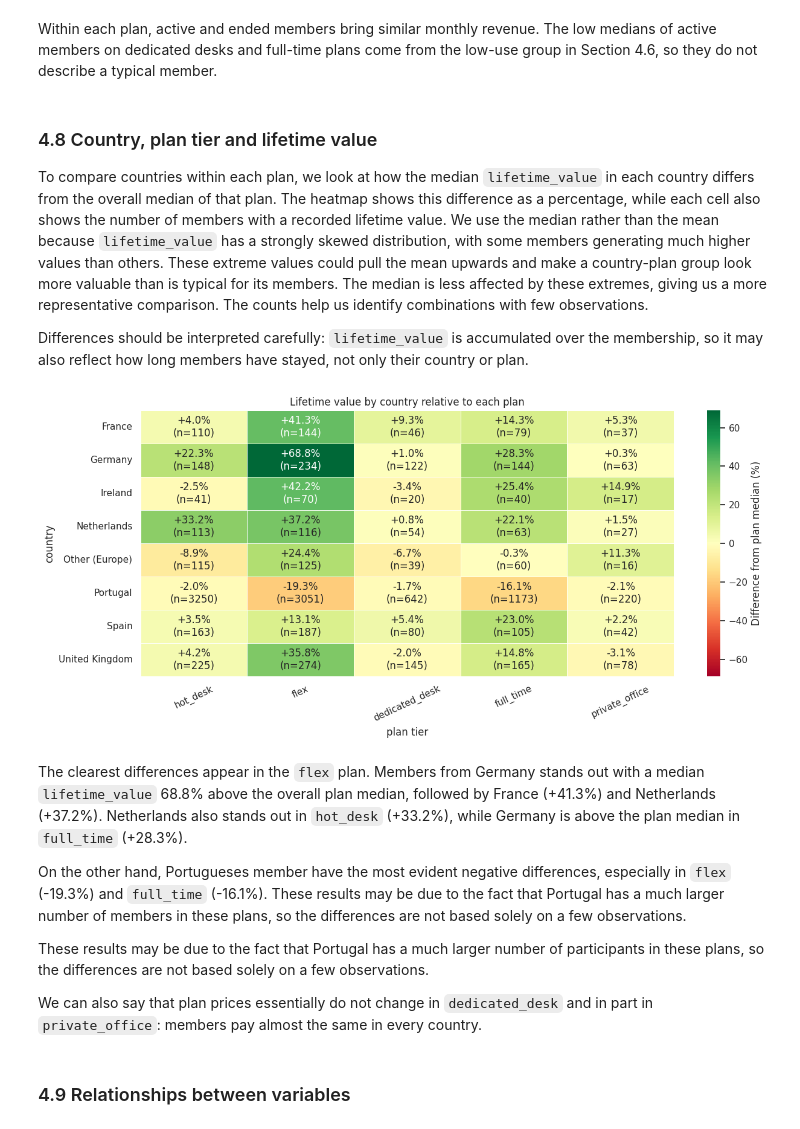
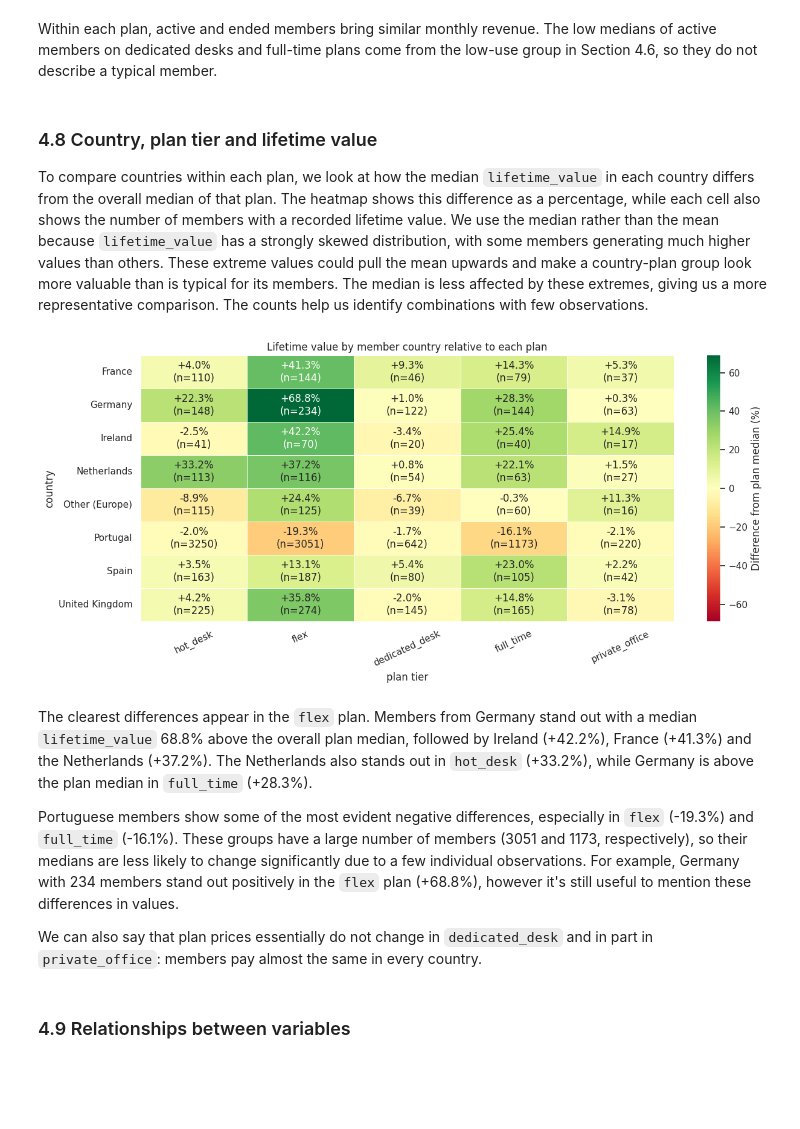
Before and after one commit to MohamedTrikiSoftwareEngineer/DM_Group_10, a Jupyter notebook: notebooks/Group10_EDA_Code.ipynb, the cells around one changed output. Cells and saved outputs as stored; diff of their text form; code cells hidden in the pictures; blank space fills up the shorter version.

```diff
--- a/notebooks/Group10_EDA_Code.ipynb
+++ b/notebooks/Group10_EDA_Code.ipynb
@@ -1098,11 +1097,11 @@ The other long upper tails may be useful for segmentation, because they show **w
 The dataset has no price column, but the data suggests what each plan costs. Members with no add-ons should pay only for the plan, so for them `lifetime_value / membership_months` should be close to the plan price. We use members with at least 3 months, to avoid very short memberships, and exclude the flagged scale errors.
 # %%
 use_cols = [c for c in df.columns if c.startswith("uses_")]
-df["numbers_of_addons_used"] = df[use_cols].sum(axis=1)
+df["number_of_addons_used"] = df[use_cols].sum(axis=1)
 valid = (df["lifetime_value"] > 0) & (df["membership_months"] >= 3) & df["plan_tier"].notna() & ~df["flag_ltv_scale_error"]
 monthly = df["lifetime_value"]/df["membership_months"]
 
-no_addons = df[valid & (df["numbers_of_addons_used"]==0)]
+no_addons = df[valid & (df["number_of_addons_used"]==0)]
 base_table = monthly[no_addons.index].groupby(no_addons["plan_tier"]).agg(["count", "mean", "std", "min", "max"]).reindex(TIER_ORDER).round(2)
 base_price = base_table["mean"].round(-1)
 display(base_table)
@@ -1376,49 +1375,45 @@ Within each plan, active and ended members bring similar monthly revenue. The lo
 ### 4.8 Country, plan tier and lifetime value
 
 To compare countries within each plan, we look at how the median `lifetime_value` in each country differs from the overall median of that plan. The heatmap shows this difference as a percentage, while each cell also shows the number of members with a recorded lifetime value. We use the median rather than the mean because `lifetime_value` has a strongly skewed distribution, with some members generating much higher values than others. These extreme values could pull the mean upwards and make a country-plan group look more valuable than is typical for its members. The median is less affected by these extremes, giving us a more representative comparison. The counts help us identify combinations with few observations.
-
-Differences should be interpreted carefully: `lifetime_value` is accumulated over the membership, so it may also reflect how long members have stayed, not only their country or plan.
 # %%
 # Median lifetime value and member counts for each country and plan.
 country_plan = df.dropna(subset=["country", "plan_tier", "lifetime_value"])
 median_ltv = country_plan.pivot_table(
     index="country", columns="plan_tier", values="lifetime_value", aggfunc="median"
 ).reindex(columns=TIER_ORDER)
 member_counts = country_plan.pivot_table(
     index="country", columns="plan_tier", values="lifetime_value", aggfunc="count"
 ).reindex(index=median_ltv.index, columns=TIER_ORDER).fillna(0).astype(int)
 
 # Compare countries within each plan, relative to that plan's median lifetime value.
 plan_medians = df.groupby("plan_tier")["lifetime_value"].median()
 relative_ltv = ((median_ltv.div(plan_medians, axis=1) - 1) * 100).reindex(columns=TIER_ORDER)
 
 labels_relative = relative_ltv.copy().astype(object)
 for country in relative_ltv.index:
     for plan in relative_ltv.columns:
         value = relative_ltv.loc[country, plan]
         n = member_counts.loc[country, plan]
         labels_relative.loc[country, plan] = f"{value:+.1f}%\n(n={n})" if pd.notna(value) else ""
 
 limit = np.nanmax(np.abs(relative_ltv.to_numpy()))
 
 fig, ax = plt.subplots(figsize=(13, 6))
 sns.heatmap(relative_ltv, annot=labels_relative, fmt="", cmap="RdYlGn",
             vmin=-limit, vmax=limit, center=0, linewidths=0.5,
             cbar_kws={"label": "Difference from plan median (%)"}, ax=ax)
-ax.set(title="Lifetime value by country relative to each plan",
+ax.set(title="Lifetime value by member country relative to each plan",
        xlabel="plan tier", ylabel="country")
 ax.tick_params(axis="x", labelrotation=25)
 ax.tick_params(axis="y", labelrotation=0)
 plt.tight_layout()
 plt.show()
 # %% [output]
-[figure, old version]
+[figure, new version]
 # %% [markdown]
-The clearest differences appear in the `flex` plan. Members from Germany stands out with a median `lifetime_value` 68.8% above the overall plan median, followed by France (+41.3%) and Netherlands (+37.2%). Netherlands also stands out in `hot_desk` (+33.2%), while Germany is above the plan median in `full_time` (+28.3%).
+The clearest differences appear in the `flex` plan. Members from Germany stand out with a median `lifetime_value` 68.8% above the overall plan median, followed by Ireland (+42.2%), France (+41.3%) and the Netherlands (+37.2%). The Netherlands also stands out in `hot_desk` (+33.2%), while Germany is above the plan median in `full_time` (+28.3%).
 
-On the other hand, Portugueses member have the most evident negative differences, especially in `flex` (-19.3%) and `full_time` (-16.1%). These results may be due to the fact that Portugal has a much larger number of members in these plans, so the differences are not based solely on a few observations.
-
-These results may be due to the fact that Portugal has a much larger number of participants in these plans, so the differences are not based solely on a few observations.
+Portuguese members show some of the most evident negative differences, especially in `flex` (-19.3%) and `full_time` (-16.1%). These groups have a large number of members (3051 and 1173, respectively), so their medians are less likely to change significantly due to a few individual observations. For example, Germany with 234 members stand out positively in the `flex` plan (+68.8%), however it's still useful to mention these differences in values.
 
 We can also say that plan prices essentially do not change in `dedicated_desk` and in part in `private_office`: members pay almost the same in every country.
 # %% [markdown]
```
Also changed, not shown: parts of 12 cells of this notebook.
